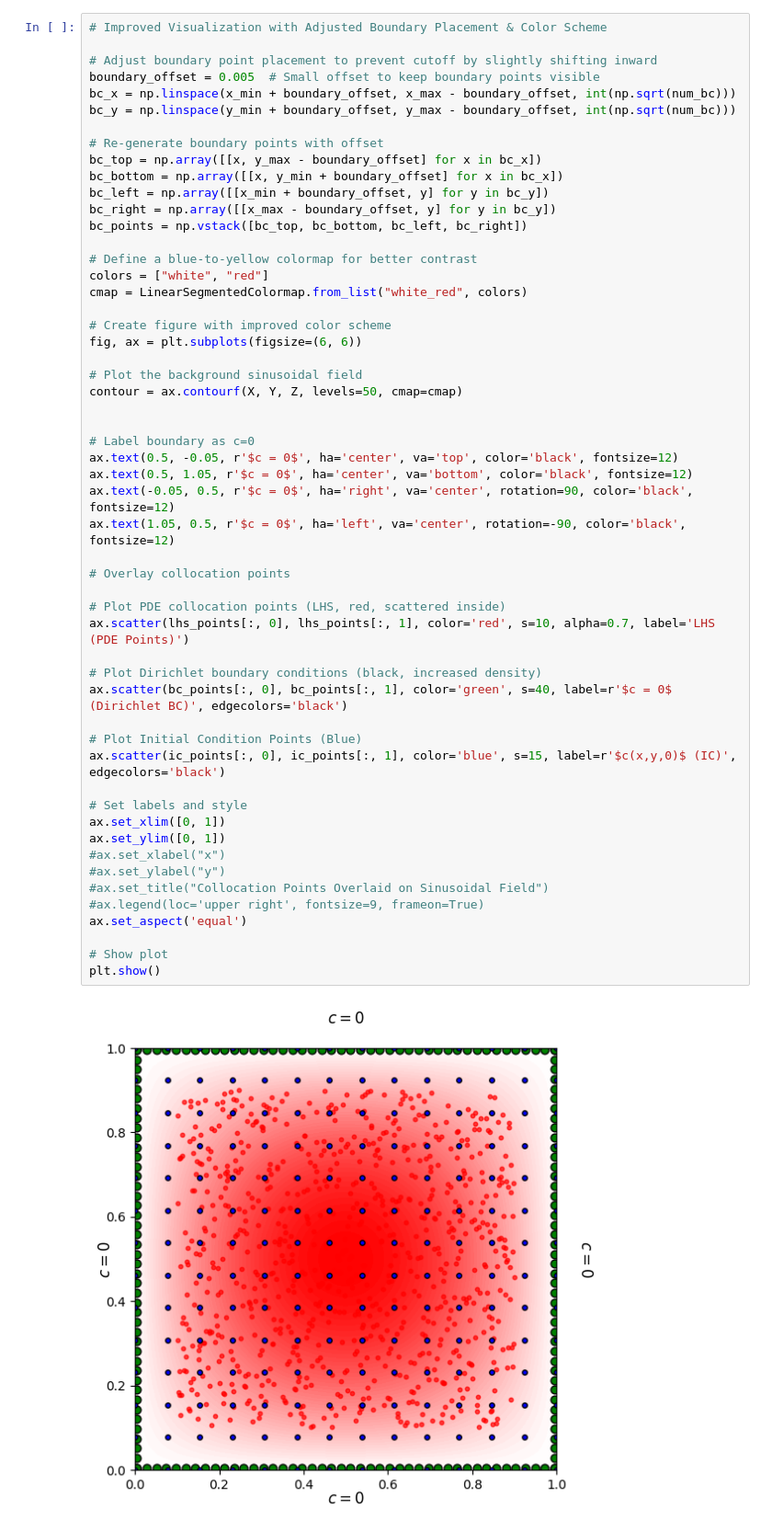
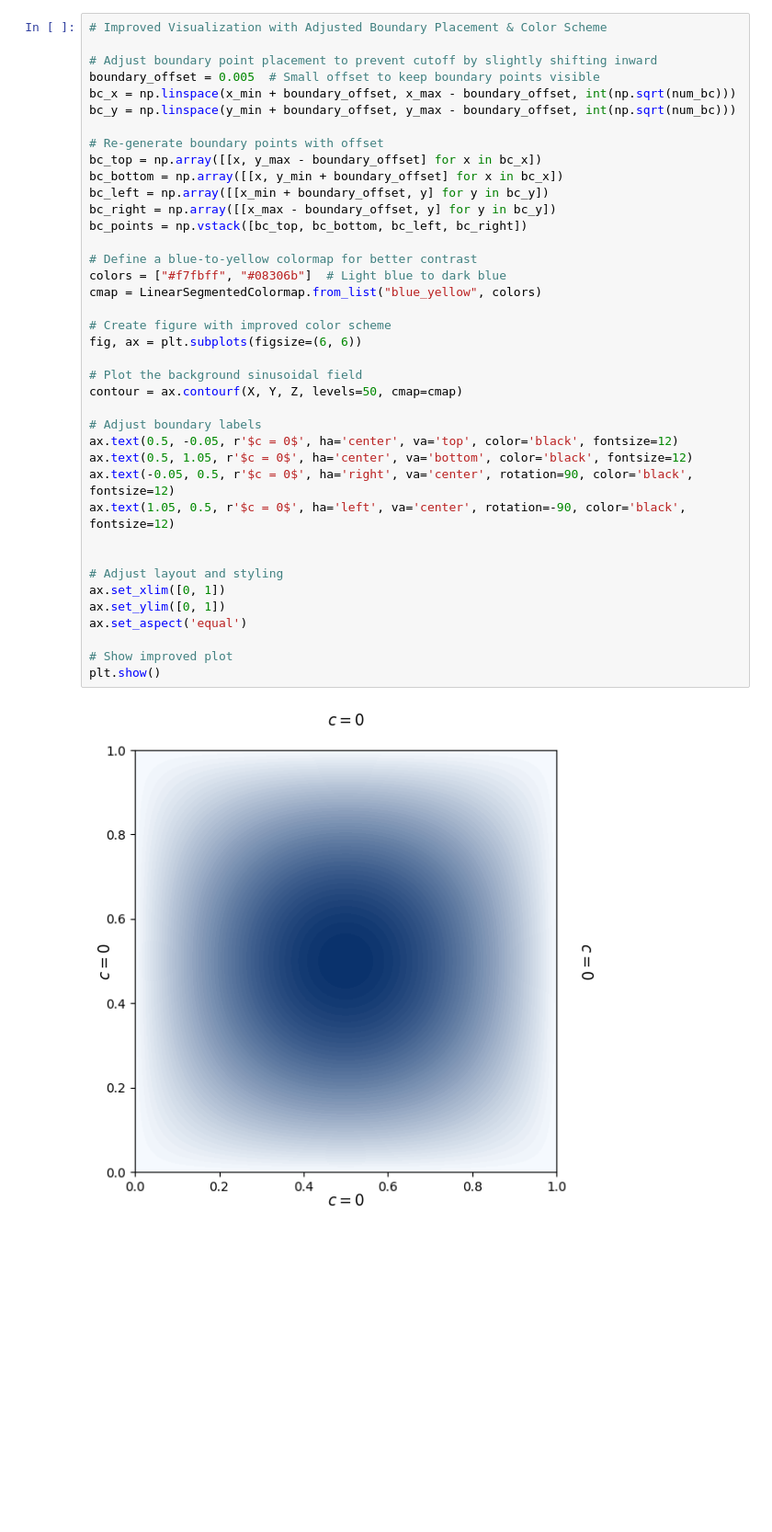
Before and after one commit to sushirito/Molecular-Dynamics, a Jupyter notebook: visuals_collocation.ipynb, the cells around one changed output. Shown at 92% size. Saved outputs shown, nothing was run; the diff lists cells and outputs as text; blank space fills up the shorter version.

```diff
--- a/visuals_collocation.ipynb
+++ b/visuals_collocation.ipynb
@@ -294,51 +373,36 @@ boundary_offset = 0.005  # Small offset to keep boundary points visible
 bc_x = np.linspace(x_min + boundary_offset, x_max - boundary_offset, int(np.sqrt(num_bc)))
 bc_y = np.linspace(y_min + boundary_offset, y_max - boundary_offset, int(np.sqrt(num_bc)))
 
 # Re-generate boundary points with offset
 bc_top = np.array([[x, y_max - boundary_offset] for x in bc_x])
 bc_bottom = np.array([[x, y_min + boundary_offset] for x in bc_x])
 bc_left = np.array([[x_min + boundary_offset, y] for y in bc_y])
 bc_right = np.array([[x_max - boundary_offset, y] for y in bc_y])
 bc_points = np.vstack([bc_top, bc_bottom, bc_left, bc_right])
 
 # Define a blue-to-yellow colormap for better contrast
-colors = ["white", "red"]
-cmap = LinearSegmentedColormap.from_list("white_red", colors)
+colors = ["#f7fbff", "#08306b"]  # Light blue to dark blue
+cmap = LinearSegmentedColormap.from_list("blue_yellow", colors)
 
 # Create figure with improved color scheme
 fig, ax = plt.subplots(figsize=(6, 6))
 
 # Plot the background sinusoidal field
 contour = ax.contourf(X, Y, Z, levels=50, cmap=cmap)
 
-
-# Label boundary as c=0
+# Adjust boundary labels
 ax.text(0.5, -0.05, r'$c = 0$', ha='center', va='top', color='black', fontsize=12)
 ax.text(0.5, 1.05, r'$c = 0$', ha='center', va='bottom', color='black', fontsize=12)
 ax.text(-0.05, 0.5, r'$c = 0$', ha='right', va='center', rotation=90, color='black', fontsize=12)
 ax.text(1.05, 0.5, r'$c = 0$', ha='left', va='center', rotation=-90, color='black', fontsize=12)
 
-# Overlay collocation points
 
-# Plot PDE collocation points (LHS, red, scattered inside)
-ax.scatter(lhs_points[:, 0], lhs_points[:, 1], color='red', s=10, alpha=0.7, label='LHS (PDE Points)')
-
-# Plot Dirichlet boundary conditions (black, increased density)
-ax.scatter(bc_points[:, 0], bc_points[:, 1], color='green', s=40, label=r'$c = 0$ (Dirichlet BC)', edgecolors='black')
-
-# Plot Initial Condition Points (Blue)
-ax.scatter(ic_points[:, 0], ic_points[:, 1], color='blue', s=15, label=r'$c(x,y,0)$ (IC)', edgecolors='black')
-
-# Set labels and style
+# Adjust layout and styling
 ax.set_xlim([0, 1])
 ax.set_ylim([0, 1])
-#ax.set_xlabel("x")
-#ax.set_ylabel("y")
-#ax.set_title("Collocation Points Overlaid on Sinusoidal Field")
-#ax.legend(loc='upper right', fontsize=9, frameon=True)
 ax.set_aspect('equal')
 
-# Show plot
+# Show improved plot
 plt.show()
 # %% [output]
-[figure, old version]
+[figure, new version]
```
Also changed, not shown: parts of 12 cells of this notebook.
